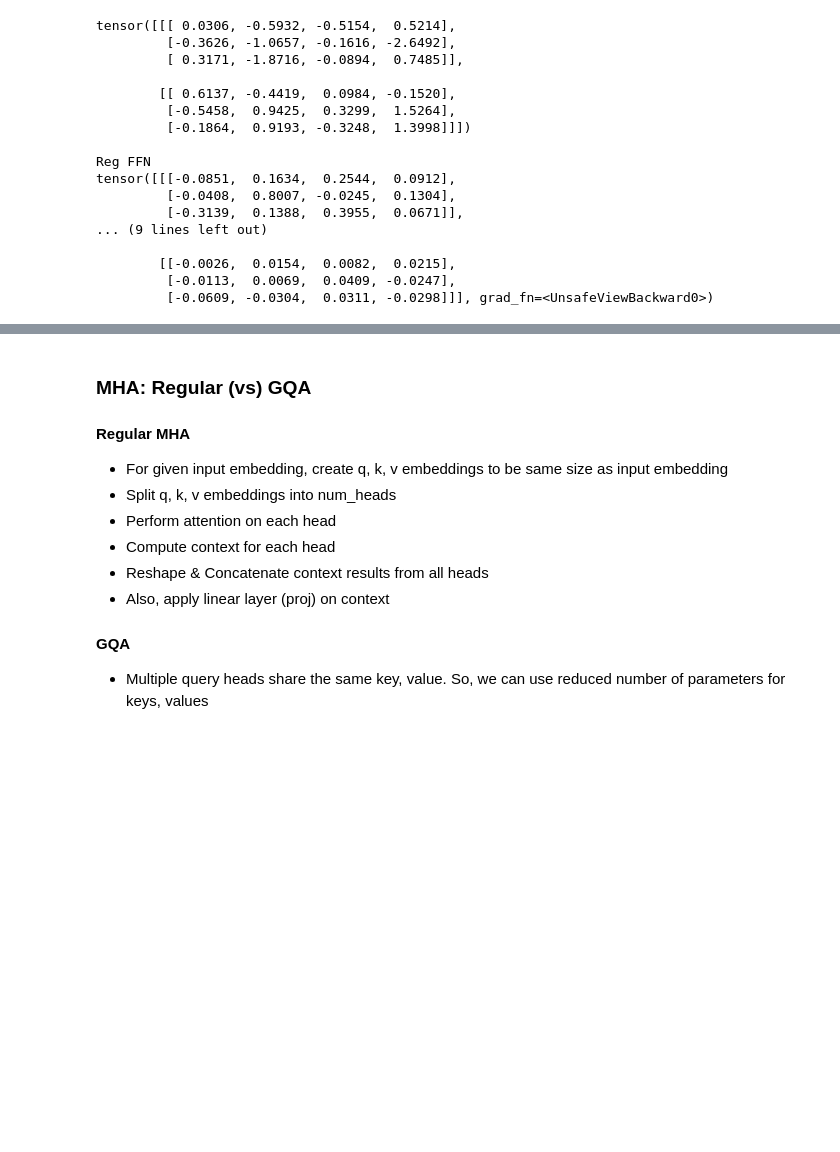
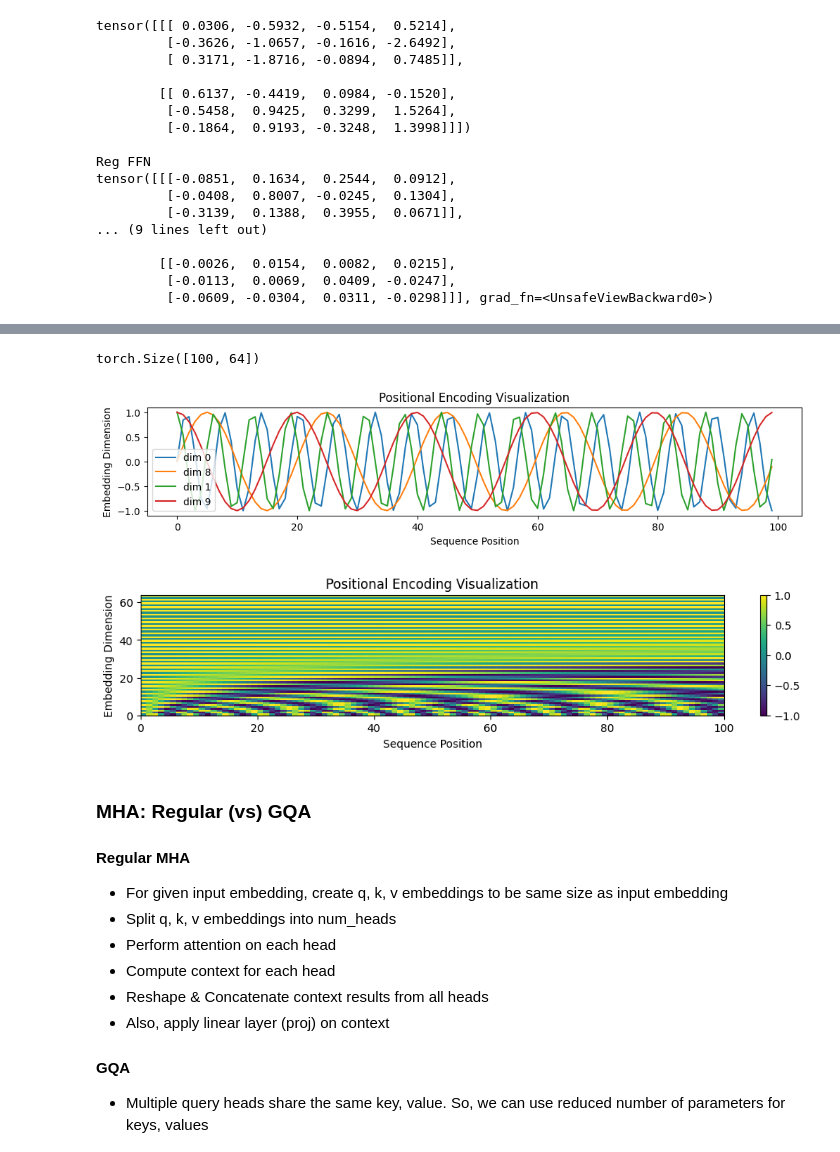
Before and after one commit to sb2g/AI_review, a Jupyter notebook: llm/pytorch-from-scratch-llm-gpt-llama-components.ipynb, the cells around one changed output, grey strips where cells are left out. Cells and saved outputs as stored; diff of their text form; code cells hidden in the pictures; blank space fills up the shorter version.

Commit message:
Review for sinusoidal positional embeddings

```diff
--- a/llm/pytorch-from-scratch-llm-gpt-llama-components.ipynb
+++ b/llm/pytorch-from-scratch-llm-gpt-llama-components.ipynb
@@ -299,3 +311,47 @@ class y(nn.Module):
+# %%
+import torch
+import matplotlib.pyplot as plt
+import numpy as np
+
+def fixed_positional_encoding(base, seq_len, d_model):
+    position = torch.arange(0, seq_len).unsqueeze(1)
+    two_i = torch.arange(0, d_model, 2, dtype=torch.float32)
+    div_term = torch.exp(two_i * (-np.log(base) / d_model))
+    pe = torch.zeros(seq_len, d_model)
+    pe[:, 0::2] = torch.sin(position * div_term)
+    pe[:, 1::2] = torch.cos(position * div_term)
+    return pe
+
+base = 10000.0
+seq_len = 100
+d_model = 64
+pe = fixed_positional_encoding(base, seq_len, d_model)
+print(pe.shape)
+
+plt.figure(figsize=(12, 2))
+positions_sin = range(0,16,8)
+positions_cos = range(1,16,8)
+plt.plot(np.arange(seq_len), pe[:seq_len, positions_sin].numpy())
+plt.plot(np.arange(seq_len), pe[:seq_len, positions_cos].numpy())
+plt.legend(["dim %d" % p for p in list(positions_sin) + list(positions_cos)])
+plt.xlabel("Sequence Position")
+plt.ylabel("Embedding Dimension")
+plt.title("Positional Encoding Visualization")
+plt.show()
+
+plt.figure(figsize=(12, 2))
+plt.pcolormesh(pe.T, cmap='viridis')
+plt.colorbar()
+#cax = plt.matshow(pe)
+#plt.gcf().colorbar(cax)
+plt.xlabel("Sequence Position")
+plt.ylabel("Embedding Dimension")
+plt.title("Positional Encoding Visualization")
+plt.show()
+# %% [output]
+torch.Size([100, 64])
+[figure, added]
+[figure, added]
 # %% [markdown]
 ### MHA: Regular (vs) GQA
 
```
Also changed, not shown: parts of 3 cells of this notebook.
